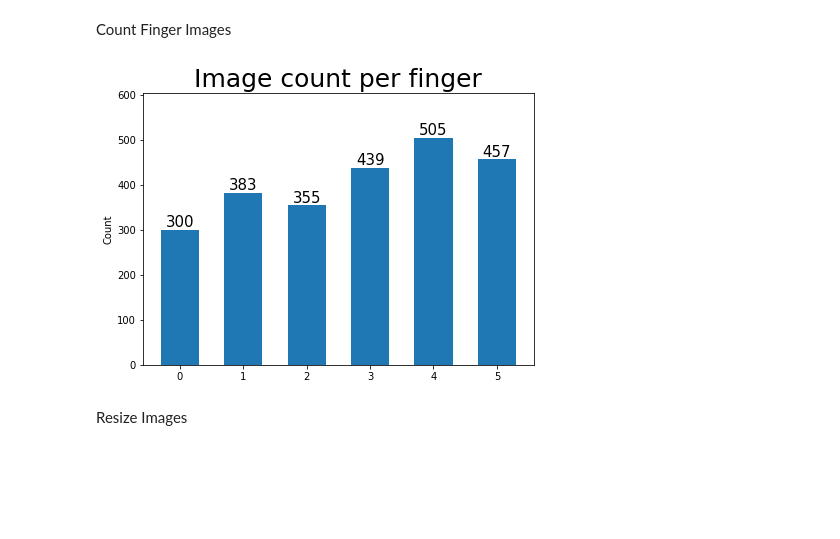
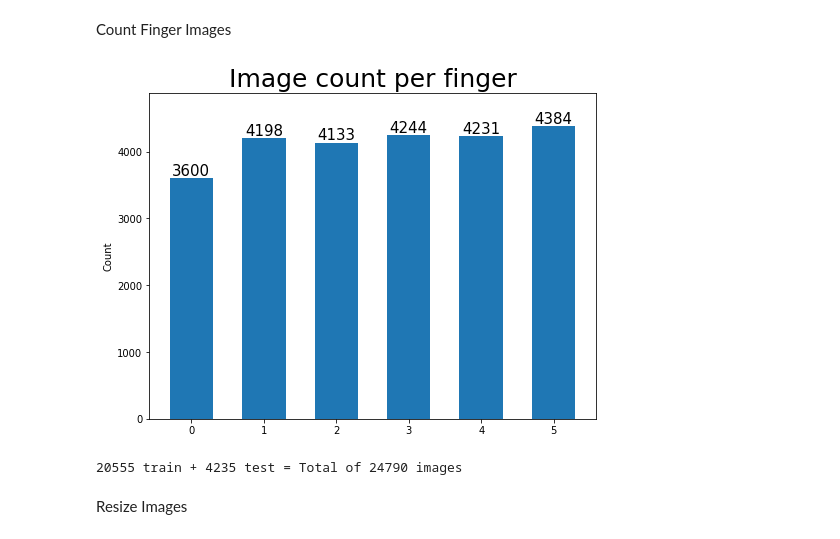
Before and after one commit to Paradiddle131/Finger-Count-Detection-Using-Deep-Learning, a Jupyter notebook: TSL_Preprocessing.ipynb, the cells around one changed output. Drawn from its saved outputs; the diff is of its cells as text; code cells hidden in the pictures; blank space fills up the shorter version.

```diff
--- a/TSL_Preprocessing.ipynb
+++ b/TSL_Preprocessing.ipynb
@@ -166,14 +149,12 @@ plt.imshow(cv2.cvtColor(img, cv2.COLOR_BGR2RGB))
 # %% [markdown]
 Remove Black Edges
 # %%
-def remove_borders(img_path, target_path):
+def remove_borders(img_path):
   img = cv2.imread(img_path)
   gray = cv2.cvtColor(img, cv2.COLOR_BGR2GRAY)
-  _,thresh = cv2.threshold(gray,1,255,cv2.THRESH_BINARY)
+  _, thresh = cv2.threshold(gray, 1, 255, cv2.THRESH_BINARY)
   contours, hierarchy = cv2.findContours(thresh,cv2.RETR_EXTERNAL,cv2.CHAIN_APPROX_SIMPLE)
   cnt = contours[-1]
-  x,y,w,h = cv2.boundingRect(cnt)
-  # crop = cv2.cvtColor(img[y:y+h,x:x+w], cv2.COLOR_BGR2RGB)
-  crop = img[y:y+h,x:x+w]
-  # plt.imshow(crop)
-  cv2.imwrite(target_path, crop)
+  x, y, w, h = cv2.boundingRect(cnt)
+  crop = img[y:y+h, x:x+w]
+  cv2.imwrite(img_path, crop)
@@ -180,8 +164,6 @@ def remove_borders(img_path, target_path):
 # %%
-mkdir(FRAMES_BORDERLESS_DIR)
 for folder in sorted(os.listdir(FRAMES_DIR)):
-  mkdir(os.path.join(FRAMES_BORDERLESS_DIR, folder))
   finger_path = os.path.join(FRAMES_DIR, folder)
   for file in sorted(os.listdir(finger_path)):
-    remove_borders(os.path.join(finger_path, file), os.path.join(FRAMES_BORDERLESS_DIR, folder, file))
+    remove_borders(os.path.join(finger_path, file))
 # %%
@@ -207,17 +189,14 @@ for partition in ['train', 'test']:
   path = os.path.join(DIR_FINGERS, partition)
   i = 0
   for file in sorted(glob.glob(os.path.join(path, '*'))):
-    if file.split('.')[0][-1] == "L":
-      os.remove(file)
-    else:
-      os.rename(file, os.path.join(path, f"{file.split('.png')[0][-2:-1]}_ds1_{i}.png"))
+    os.rename(file, os.path.join(path, f"{file.split('.png')[0][-2:-1]}_ds1_{i}.png"))
     i += 1
 # %% [markdown]
 Merge two datasets
 # %%
 lst_file_count = [[(i, count_files(folder)) for i, folder in enumerate(glob.glob(FRAMES_DIR+'*'))][i][1] for i in range(5)]
 
-for n, folder in enumerate(sorted(glob.glob(os.path.join(FRAMES_BORDERLESS_DIR, '*')))):
+for n, folder in enumerate(sorted(glob.glob(os.path.join(FRAMES_DIR, '*')))):
   i = 0
   for file in sorted(glob.glob(os.path.join(folder, '*'))):
     if i < lst_file_count[n] * (1 - TEST_RATIO):
@@ -229,22 +208,29 @@ for n, folder in enumerate(sorted(glob.glob(os.path.join(FRAMES_BORDERLESS_DIR,
 Count Finger Images
 # %%
 counts = [0, 0, 0, 0, 0, 0]
-for file in glob.glob(os.path.join(DIR_FINGERS, 'test', '*')):
-  counts[int(file.split('/')[-1][0])] += 1
+totals = []
+for partition in ['train', 'test']:
+  total = 0
+  for file in glob.glob(os.path.join(DIR_FINGERS, partition, '*')):
+    counts[int(file.split(os.path.sep)[-1][0])] += 1
+    total += 1
+  totals.append(total)
 
-plt.figure(figsize=(7, 5))
+plt.figure(figsize=(8, 6))
 bar = plt.bar([0, 1, 2, 3, 4, 5], height=counts, data=counts, align='center', width=0.6)
-plt.ylim(0, max(counts)+100)
+plt.ylim(0, max(counts)+500)
 plt.ylabel('Count')
 plt.title('Image count per finger', fontsize=25)
 
 for rect in bar:
     height = rect.get_height()
     plt.text(rect.get_x() + rect.get_width()/2.0, height, '%d' % int(height), ha='center', va='bottom', fontsize=15)
 
 plt.show()
+print(f'{totals[0]} train + {totals[1]} test = Total of {sum(totals)} images')
 # %% [output]
-[figure, old version]
+[figure, new version]
+20555 train + 4235 test = Total of 24790 images
 # %% [markdown]
 Resize Images
 # %%
```
Also changed, not shown: parts of 33 cells of this notebook.
